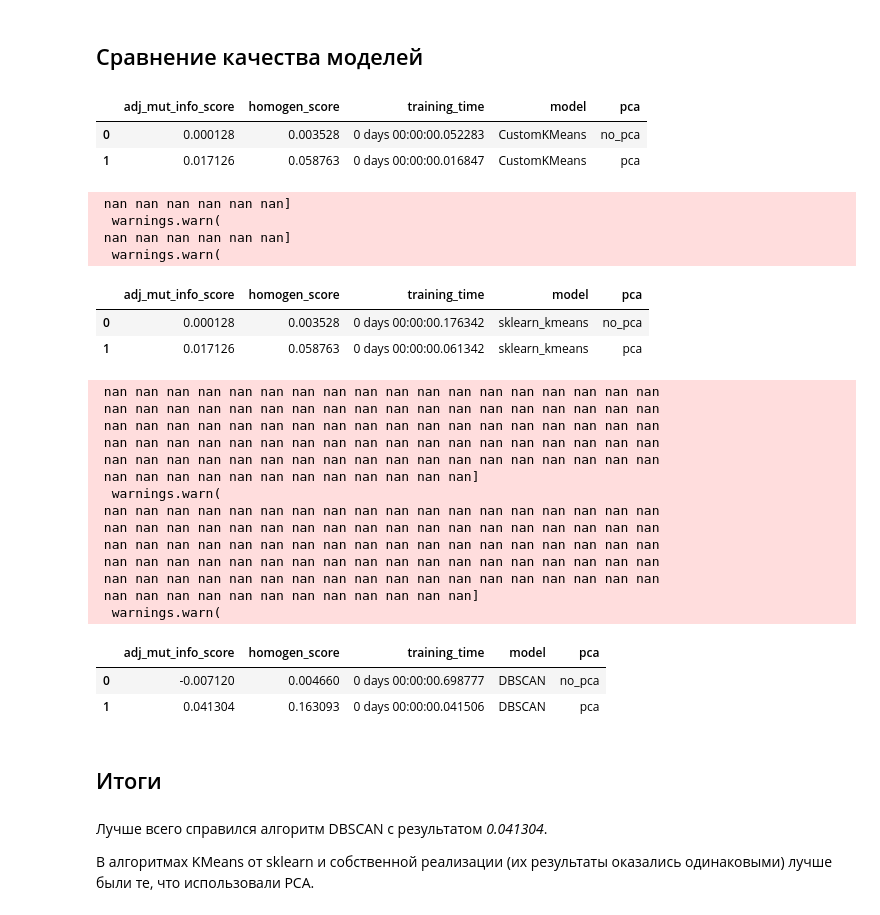
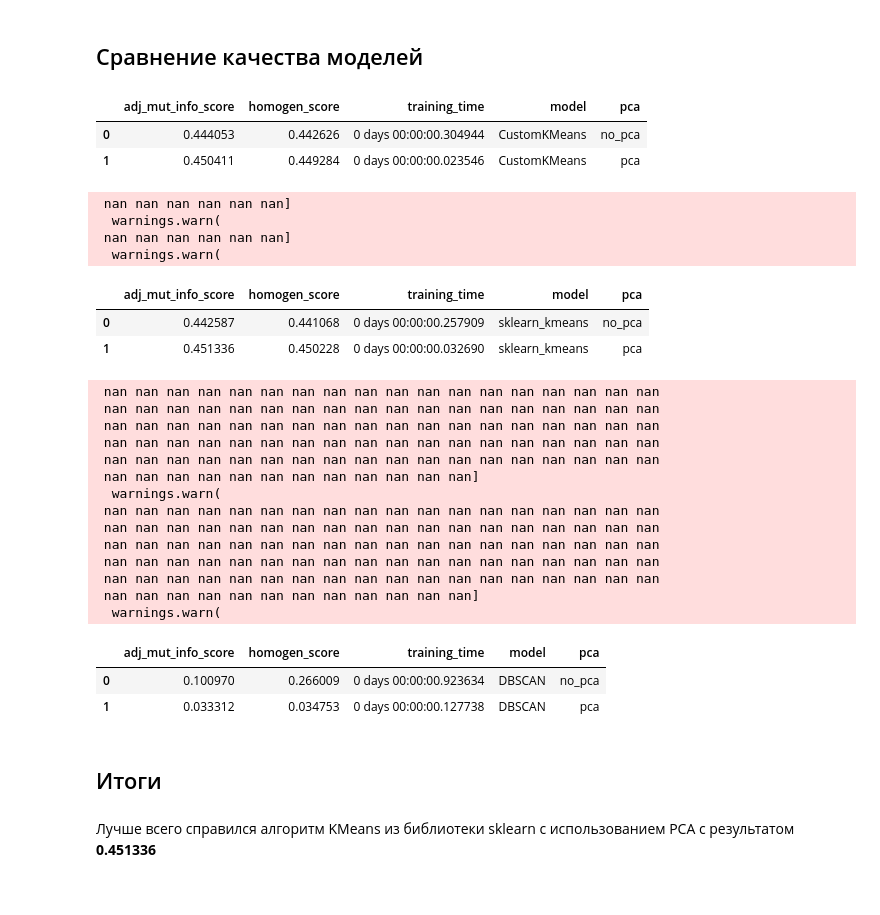
Before and after one commit to rustam-azimov/ml-course, a Jupyter notebook: homework/hw6.ipynb, the cells around one changed output. Saved outputs shown, nothing was run; the diff lists cells and outputs as text; code cells hidden in the pictures.

```diff
--- a/homework/hw6.ipynb
+++ b/homework/hw6.ipynb
@@ -190,0 +200,5 @@ plt.show()
+# %%
+smt = SMOTE ()
+X_sm , y_sm = smt.fit_resample(X,y)
+
+print ('# class in y_train:', np.bincount (y_sm) )
@@ -190,0 +207,2 @@ plt.show()
+# %%
+X_train, X_test, y_train, y_test = train_test_split(X_sm, y_sm, test_size=0.2, shuffle=True, random_state=42)
@@ -234,11 +256,6 @@ class CustomKMeans(BaseEstimator, ClusterMixin):
         return np.argmin(distances, axis=0)
 # %% [markdown]
 ## PCA
-# %%
-X = df.drop(['Bankrupt?'], axis=1)
-y = df['Bankrupt?']
-
-X_train, X_test, y_train, y_test = train_test_split(X, y, test_size=0.2, shuffle=True, random_state=42)
 # %%
 scaler = StandardScaler()
 
@@ -319,28 +336,29 @@ def get_model_score(model, params, X_train, X_test, dbscan=False):
 # %%
 model = CustomKMeans(n_clusters=2)
 params = {
     'max_iter': [100, 500, 1000, 2000]
 }
-non_pca_score = get_model_score(model, params, X_train, X_test)
+non_pca_score = get_model_score(model, params, scaled_X_train, scaled_X_test)
 pca_score = get_model_score(model, params, X_train_pca, X_test_pca)
 
 results = [non_pca_score, pca_score]
 df_my_kmeans = pd.DataFrame.from_records(results)
 df_my_kmeans['model'] = 'CustomKMeans'
 df_my_kmeans['pca'] = ['no_pca', 'pca']
 df_my_kmeans
 # %% [output]
 |  | adj_mut_info_score | homogen_score | training_time | model | pca |
-| 0 | 0.000128 | 0.003528 | 0 days 00:00:00.052283 | CustomKMeans | no_pca |
-| 1 | 0.017126 | 0.058763 | 0 days 00:00:00.016847 | CustomKMeans | pca |
+| 0 | 0.444053 | 0.442626 | 0 days 00:00:00.304944 | CustomKMeans | no_pca |
+| 1 | 0.450411 | 0.449284 | 0 days 00:00:00.023546 | CustomKMeans | pca |
 # %%
 model = KMeans(n_clusters=2, init='random')
+# Был выбран рандомный инит для начальных центроидов, так как в моей реализации они тоже изначально рандомные
 params = {
     'tol': [1e-5, 1e-4, 1e-3, 1e-2, 1e-1, 1e+0],
     'max_iter': [100, 500, 1000, 2000],
 }
 
-non_pca_score = get_model_score(model, params, X_train, X_test)
+non_pca_score = get_model_score(model, params, scaled_X_train, scaled_X_test)
 pca_score = get_model_score(model, params, X_train_pca, X_test_pca)
 
 results = [non_pca_score, pca_score]
@@ -354,8 +372,8 @@ df_kmeans
  nan nan nan nan nan nan]
   warnings.warn(
 |  | adj_mut_info_score | homogen_score | training_time | model | pca |
-| 0 | 0.000128 | 0.003528 | 0 days 00:00:00.176342 | sklearn_kmeans | no_pca |
-| 1 | 0.017126 | 0.058763 | 0 days 00:00:00.061342 | sklearn_kmeans | pca |
+| 0 | 0.442587 | 0.441068 | 0 days 00:00:00.257909 | sklearn_kmeans | no_pca |
+| 1 | 0.451336 | 0.450228 | 0 days 00:00:00.032690 | sklearn_kmeans | pca |
 # %%
 model = DBSCAN()
 params = {
@@ -363,7 +381,7 @@ params = {
     'min_samples': np.arange(2, 10, step=1),
 }
 
-non_pca_score = get_model_score(model, params, X_train, X_test, dbscan=True)
+non_pca_score = get_model_score(model, params, scaled_X_train, scaled_X_test, dbscan=True)
 pca_score = get_model_score(model, params, X_train_pca, X_test_pca, dbscan=True)
 
 results = [non_pca_score, pca_score]
@@ -387,11 +405,9 @@ df_dbscan
  nan nan nan nan nan nan nan nan nan nan nan nan]
   warnings.warn(
 |  | adj_mut_info_score | homogen_score | training_time | model | pca |
-| 0 | -0.007120 | 0.004660 | 0 days 00:00:00.698777 | DBSCAN | no_pca |
-| 1 | 0.041304 | 0.163093 | 0 days 00:00:00.041506 | DBSCAN | pca |
+| 0 | 0.100970 | 0.266009 | 0 days 00:00:00.923634 | DBSCAN | no_pca |
+| 1 | 0.033312 | 0.034753 | 0 days 00:00:00.127738 | DBSCAN | pca |
 # %% [markdown]
 ## Итоги
-# %% [markdown]
-Лучше всего справился алгоритм DBSCAN с результатом *0.041304*.
-
-В алгоритмах KMeans от sklearn и собственной реализации (их результаты оказались одинаковыми) лучше были те, что использовали PCA.
+# %% [markdown]
+Лучше всего справился алгоритм KMeans из библиотеки sklearn с использованием PCA c результатом **0.451336**
```
Also changed, not shown: parts of 14 cells of this notebook.
